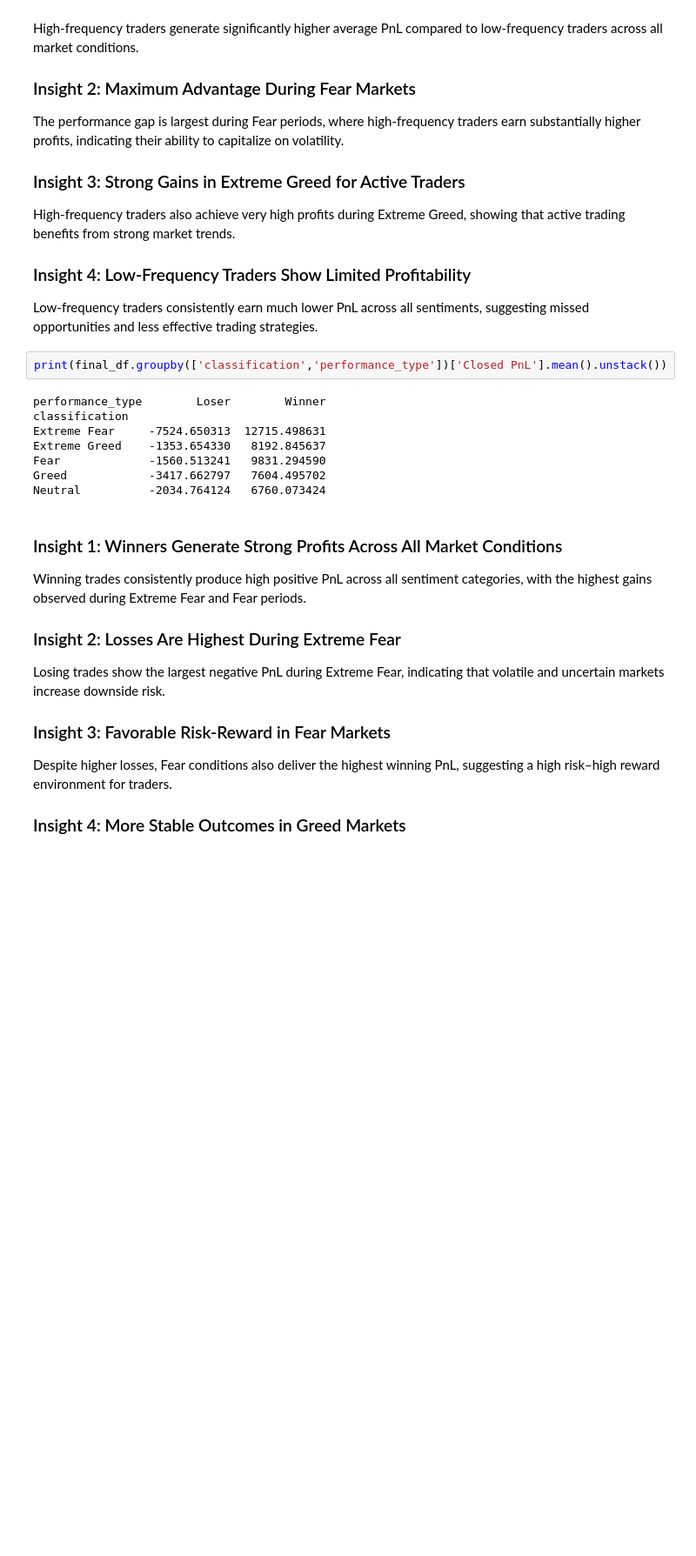
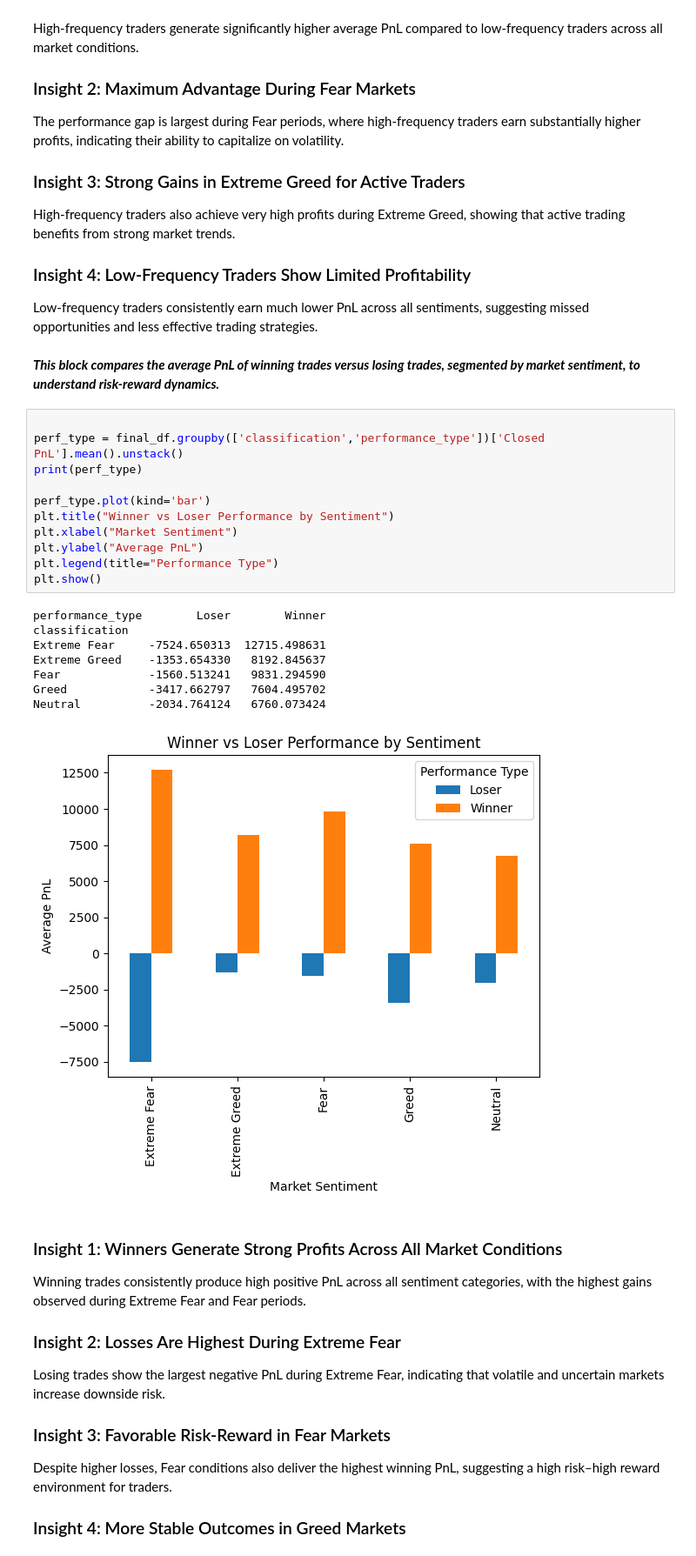
Before and after one commit to parasssssss/trader-sentiment-analysis, a Jupyter notebook: notebook/Primetrade_ai_round_0_.ipynb, the cells around one changed output. Shown at 87% size. Saved outputs shown, nothing was run; the diff lists cells and outputs as text; blank space fills up the shorter version.

```diff
--- a/notebook/Primetrade_ai_round_0_.ipynb
+++ b/notebook/Primetrade_ai_round_0_.ipynb
@@ -264,16 +318,28 @@ High-frequency traders also achieve very high profits during Extreme Greed, show
 
 ### Insight 4: Low-Frequency Traders Show Limited Profitability
 Low-frequency traders consistently earn much lower PnL across all sentiments, suggesting missed opportunities and less effective trading strategies.
-# %%
-print(final_df.groupby(['classification','performance_type'])['Closed PnL'].mean().unstack())
-# %% [output]
-performance_type        Loser        Winner
-classification
-Extreme Fear     -7524.650313  12715.498631
-Extreme Greed    -1353.654330   8192.845637
-Fear             -1560.513241   9831.294590
-Greed            -3417.662797   7604.495702
-Neutral          -2034.764124   6760.073424
+# %% [markdown]
+***This block compares the average PnL of winning trades versus losing trades, segmented by market sentiment, to understand risk-reward dynamics.***
+# %%
+
+perf_type = final_df.groupby(['classification','performance_type'])['Closed PnL'].mean().unstack()
+print(perf_type)
+
+perf_type.plot(kind='bar')
+plt.title("Winner vs Loser Performance by Sentiment")
+plt.xlabel("Market Sentiment")
+plt.ylabel("Average PnL")
+plt.legend(title="Performance Type")
+plt.show()
+# %% [output]
+performance_type        Loser        Winner
+classification
+Extreme Fear     -7524.650313  12715.498631
+Extreme Greed    -1353.654330   8192.845637
+Fear             -1560.513241   9831.294590
+Greed            -3417.662797   7604.495702
+Neutral          -2034.764124   6760.073424
+[figure, added]
 # %% [markdown]
 ### Insight 1: Winners Generate Strong Profits Across All Market Conditions
 Winning trades consistently produce high positive PnL across all sentiment categories, with the highest gains observed during Extreme Fear and Fear periods.
```
Also changed, not shown: parts of 51 cells of this notebook.
